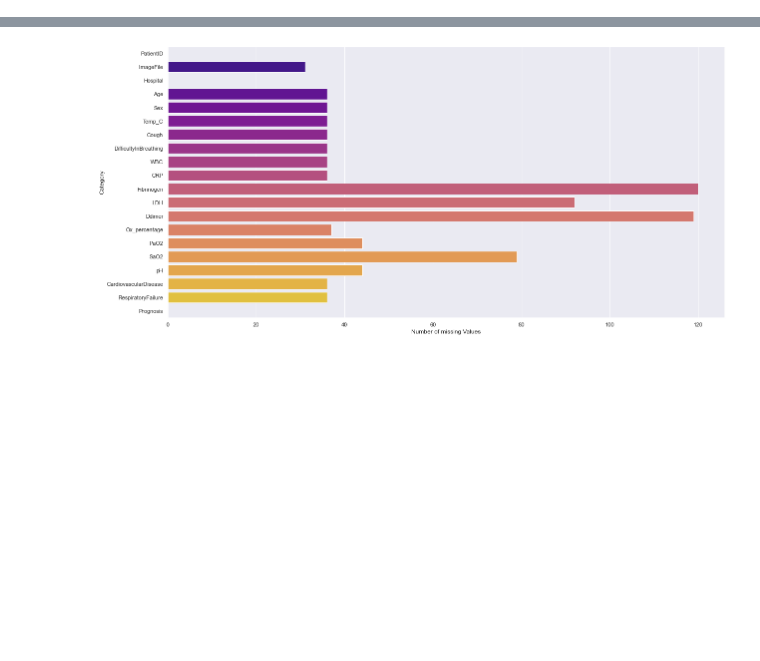
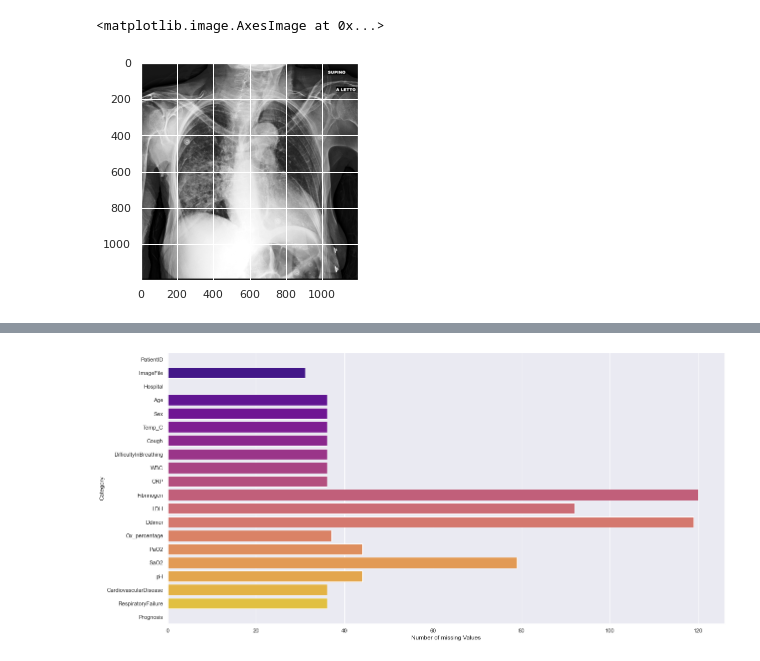
Before and after one commit to t-schanz/HIDA_LFL, a Jupyter notebook: notebooks/ExploreTabularData.ipynb, the cells around one changed output, grey strips where cells are left out. Cells and saved outputs as stored; diff of their text form; code cells hidden in the pictures; blank space fills up the shorter version.

```diff
--- a/notebooks/ExploreTabularData.ipynb
+++ b/notebooks/ExploreTabularData.ipynb
@@ -8,3 +13,11 @@ import os
 from catboost import CatBoostClassifier
 from sklearn.model_selection import cross_val_score
 from sklearn.model_selection import RepeatedStratifiedKFold
+# %%
+image = skimage.io.imread("/hkfs/work/workspace/scratch/ej4555-hida2021/HackathonCovidData/trainSet/normalizedImg/P_1_37.png")
+image2 = np.fliplr(image)
+# %%
+plt.imshow(image, cmap='gray')
+# %% [output]
+<matplotlib.image.AxesImage at 0x...>
+[figure, added]
```
Also changed, not shown: parts of 4 cells of this notebook.
